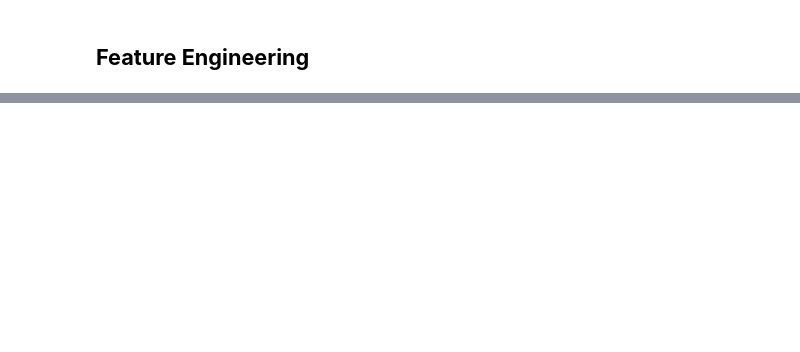
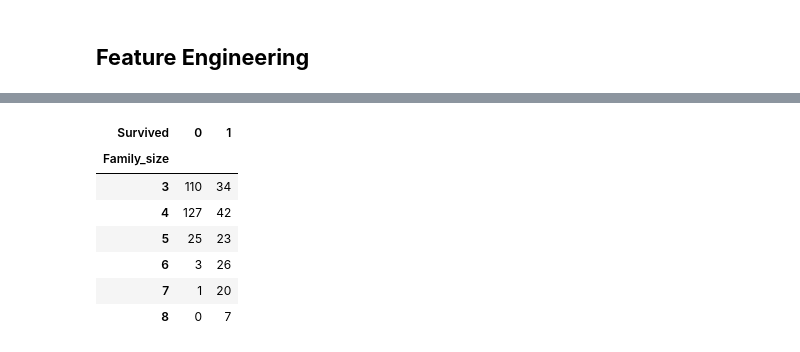
Before and after one commit to rupeshbharti/Today-I-Learned, a Jupyter notebook: Machine_Learning/Feature_Eng/featur_eng.ipynb, the cells around one changed output, grey strips where cells are left out. Cells and saved outputs as stored; diff of their text form; code cells hidden in the pictures; blank space fills up the shorter version.

```diff
--- a/Machine_Learning/Feature_Eng/featur_eng.ipynb
+++ b/Machine_Learning/Feature_Eng/featur_eng.ipynb
@@ -16,3 +16,5 @@ df.head()
 | 2 | 894 | 0 | 2 | Myles, Mr. Thomas Francis | male | 62.0 | 0 | 0 | 240276 | 9.6875 | ... |
 | 3 | 895 | 0 | 3 | Wirz, Mr. Albert | male | 27.0 | 0 | 0 | 315154 | 8.6625 | ... |
 | 4 | 896 | 1 | 3 | Hirvonen, Mrs. Alexander (Helga E... | female | 22.0 | 1 | 1 | 3101298 | 12.2875 | ... |
+# %%
+df['Family_size'] = df['Name'].str.split().str.len()
@@ -18,0 +30,11 @@ df.head()
+# %%
+pd.crosstab(df['Family_size'],df['Survived'])
+# %% [output]
+| Survived | 0 | 1 |
+| Family_size |  |  |
+| 3 | 110 | 34 |
+| 4 | 127 | 42 |
+| 5 | 25 | 23 |
+| 6 | 3 | 26 |
+| 7 | 1 | 20 |
+| 8 | 0 | 7 |
```
Also changed, not shown: parts of 31 cells of this notebook.
